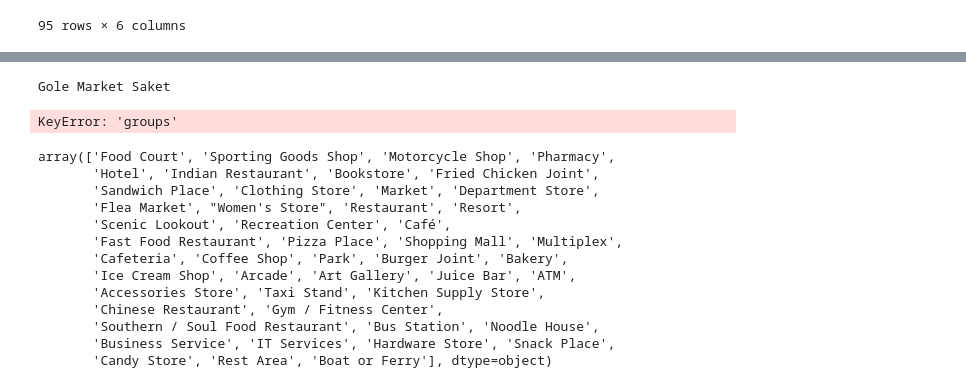
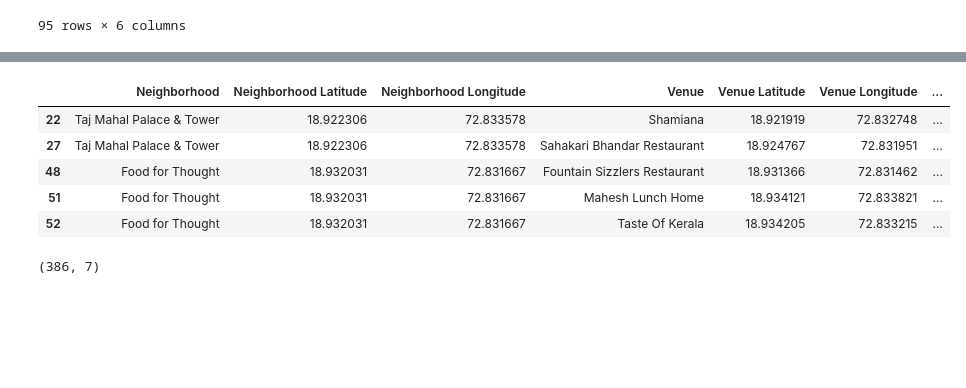
Before and after one commit to prateekcsit/Coursera_Capstone, a Jupyter notebook: Battle of Neighborhoods- Capstone Project.ipynb, the cells around one changed output, grey strips where cells are left out. Saved outputs shown, nothing was run; the diff lists cells and outputs as text; code cells hidden in the pictures; blank space fills up the shorter version.

```diff
--- a/Battle of Neighborhoods- Capstone Project.ipynb
+++ b/Battle of Neighborhoods- Capstone Project.ipynb
@@ -287,0 +405,4 @@ meerut_venues.groupby('Neighborhood').count()
+# %%
+mylist=mumbai_venues.groupby(['Venue Category'])['Venue'].value_counts()
+# %%
+pd.set_option('display.max_rows',len(mylist))
@@ -288,2 +429,2 @@ meerut_venues.groupby('Neighborhood').count()
 # %%
-meerut_venues[meerut_venues['Venue Category']=='Indian Restaurant']
+mumbai_ir=mumbai_venues[mumbai_venues['Venue Category']=='Indian Restaurant']
@@ -308,10 +431,13 @@ meerut_venues[meerut_venues['Venue Category']=='Indian Restaurant']
-# %%
-meerut_detail_venues = getNearbyVenues(names=meerut_venues['Venue'],
-                                   latitudes=meerut_venues['Venue Latitude'],
-                                   longitudes=meerut_venues['Venue Longitude']
-                                  )
-# %% [output]
-Gole Market Saket
-KeyError: 'groups'
+# %%
+mumbai_ir.head()
+# %% [output]
+|  | Neighborhood | Neighborhood Latitude | Neighborhood Longitude | Venue | Venue Latitude | Venue Longitude | ... |
+| 22 | Taj Mahal Palace & Tower | 18.922306 | 72.833578 | Shamiana | 18.921919 | 72.832748 | ... |
+| 27 | Taj Mahal Palace & Tower | 18.922306 | 72.833578 | Sahakari Bhandar Restaurant | 18.924767 | 72.831951 | ... |
+| 48 | Food for Thought | 18.932031 | 72.831667 | Fountain Sizzlers Restaurant | 18.931366 | 72.831462 | ... |
+| 51 | Food for Thought | 18.932031 | 72.831667 | Mahesh Lunch Home | 18.934121 | 72.833821 | ... |
+| 52 | Food for Thought | 18.932031 | 72.831667 | Taste Of Kerala | 18.934205 | 72.833215 | ... |
 # %%
-meerut_detail_venues.shape
+mumbai_ir.shape
+# %% [output]
+(386, 7)
@@ -320,16 +443,0 @@ meerut_detail_venues.head()
-# %%
-meerut_detail_venues['Venue Category'].unique()
-# %% [output]
-array(['Food Court', 'Sporting Goods Shop', 'Motorcycle Shop', 'Pharmacy',
-       'Hotel', 'Indian Restaurant', 'Bookstore', 'Fried Chicken Joint',
-       'Sandwich Place', 'Clothing Store', 'Market', 'Department Store',
-       'Flea Market', "Women's Store", 'Restaurant', 'Resort',
-       'Scenic Lookout', 'Recreation Center', 'Café',
-       'Fast Food Restaurant', 'Pizza Place', 'Shopping Mall', 'Multiplex',
-       'Cafeteria', 'Coffee Shop', 'Park', 'Burger Joint', 'Bakery',
-       'Ice Cream Shop', 'Arcade', 'Art Gallery', 'Juice Bar', 'ATM',
-       'Accessories Store', 'Taxi Stand', 'Kitchen Supply Store',
-       'Chinese Restaurant', 'Gym / Fitness Center',
-       'Southern / Soul Food Restaurant', 'Bus Station', 'Noodle House',
-       'Business Service', 'IT Services', 'Hardware Store', 'Snack Place',
-       'Candy Store', 'Rest Area', 'Boat or Ferry'], dtype=object)
```
Also changed, not shown: parts of 26 cells of this notebook.
